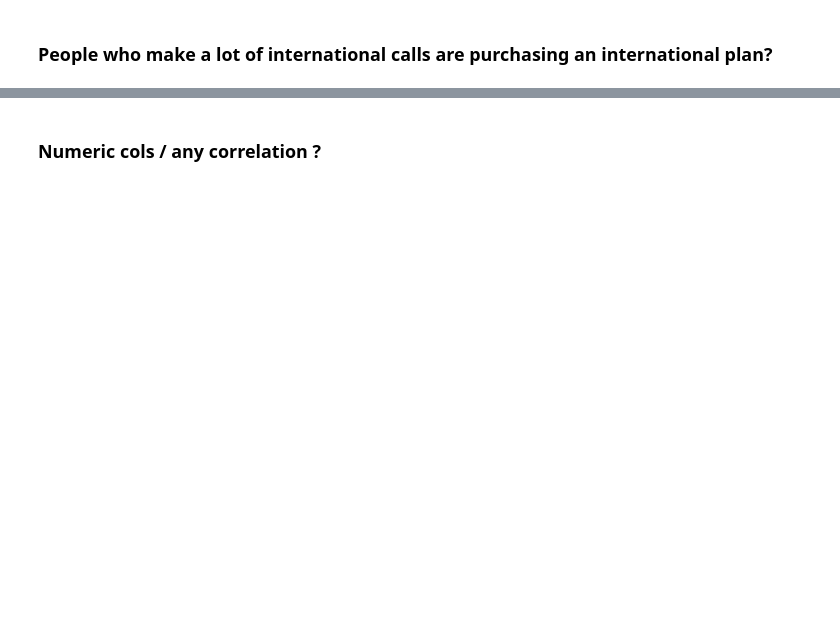
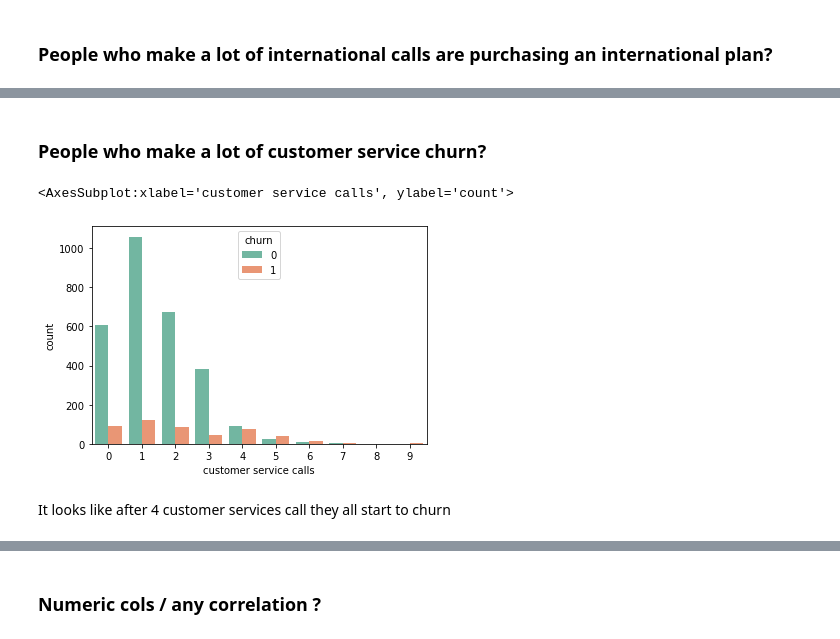
Before and after one commit to MellissaValle/CustomerChurn, a Jupyter notebook: notebooks/Mellissa/Project_3_Mellissa.ipynb, the cells around one changed output, grey strips where cells are left out. Cells and saved outputs as stored; diff of their text form; code cells hidden in the pictures; blank space fills up the shorter version.

```diff
--- a/notebooks/Mellissa/Project_3_Mellissa.ipynb
+++ b/notebooks/Mellissa/Project_3_Mellissa.ipynb
@@ -197,0 +304,12 @@ sns.heatmap(pd.crosstab(df['international plan'],
+# %% [markdown]
+### People who make a lot of customer service churn?
+# %%
+sns.countplot(x='customer service calls',
+              hue='churn',
+              data=df,
+              palette= "Set2")
+# %% [output]
+<AxesSubplot:xlabel='customer service calls', ylabel='count'>
+[figure, added]
+# %% [markdown]
+It looks like after 4 customer services call they all start to churn
```
Also changed, not shown: parts of 71 cells of this notebook.
